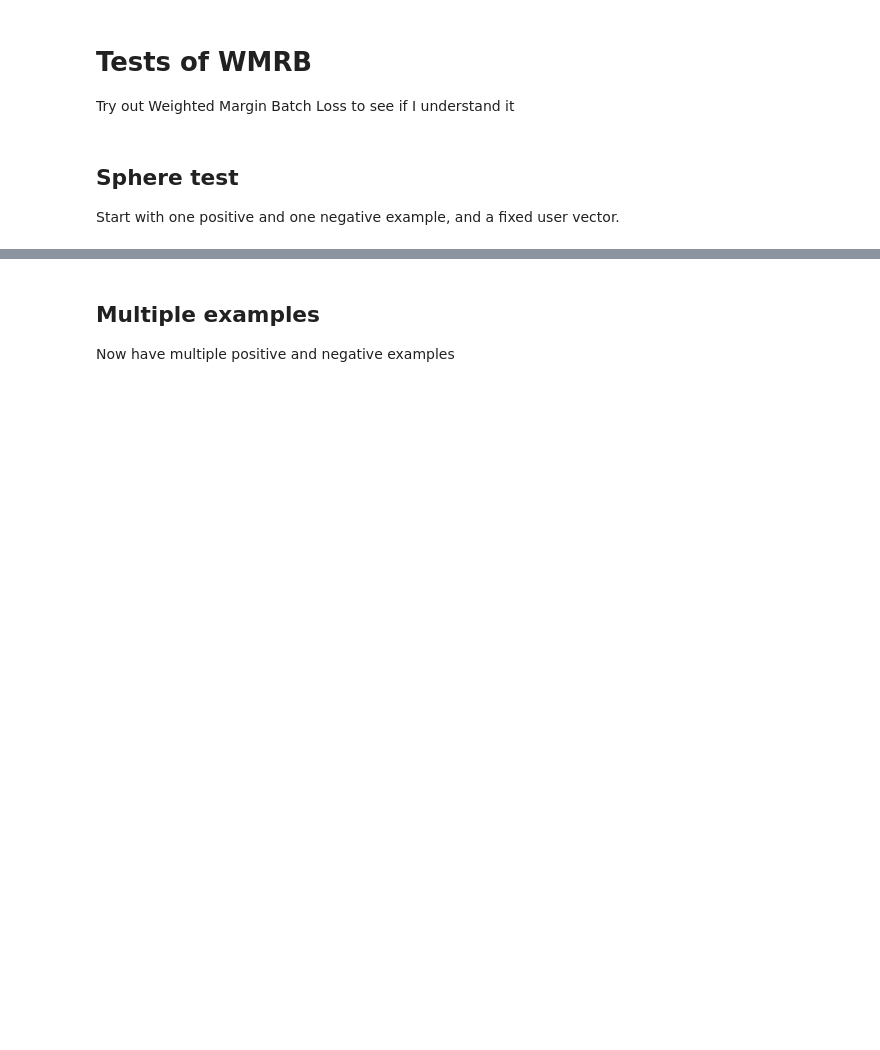
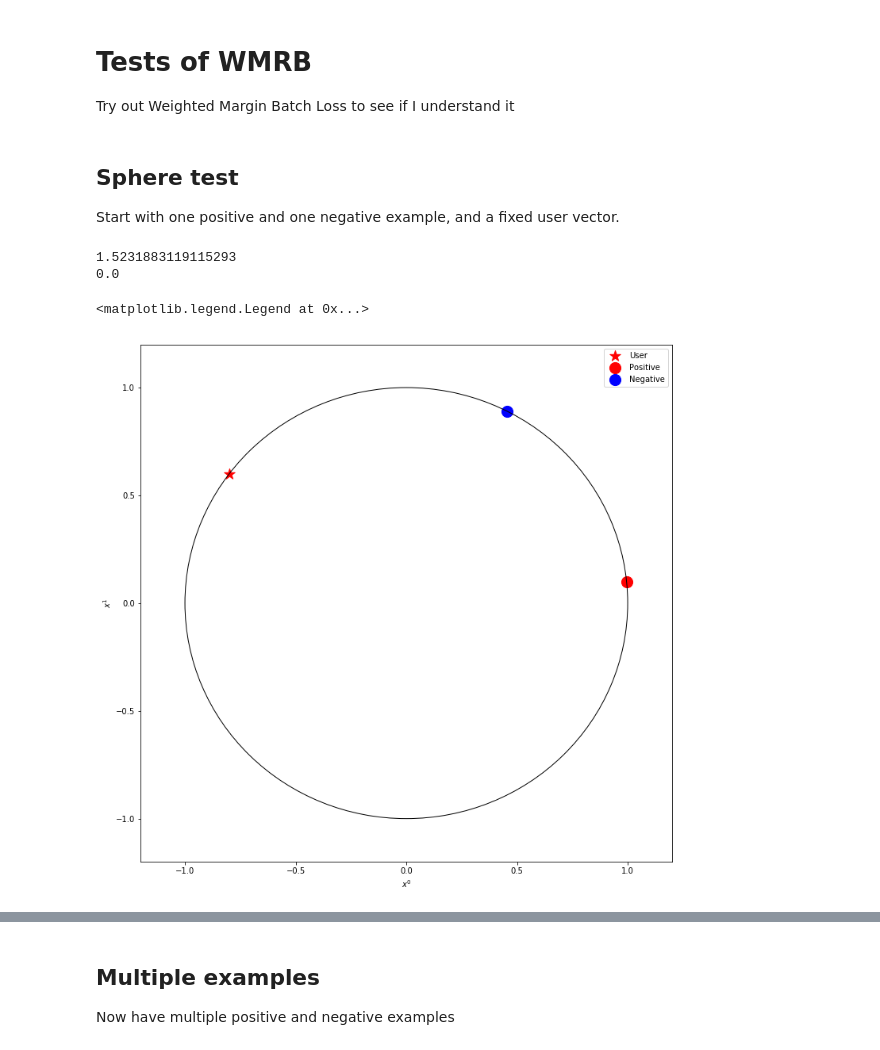
Before and after one commit to DRWardrope/GeometryTests, a Jupyter notebook: WMRB_Test.ipynb, the cells around one changed output, grey strips where cells are left out. Saved outputs shown, nothing was run; the diff lists cells and outputs as text; code cells hidden in the pictures; blank space fills up the shorter version.

```diff
--- a/WMRB_Test.ipynb
+++ b/WMRB_Test.ipynb
@@ -20,3 +46,21 @@ b = np.array([np.cos(beta), np.sin(beta)])
 positives = [a]
 negatives = [b]
 users = [np.array([np.cos(2.5), np.sin(2.5)]), -np.array([np.cos(2.5), np.sin(2.5)])]
+# %%
+print(rank(users[0], a, negatives, 2.))
+print(rank(users[0], b, positives, 2.))
+# %% [output]
+1.5231883119115293
+0.0
+# %%
+fig = plt.figure(figsize=(12,12))
+ax = plt.gca(xlim=[-1.2, 1.2], ylim=[-1.2,1.2], xlabel="$x^0$", ylabel="$x^1$")
+circle = patches.Circle((0,0), 1., edgecolor="k", fill=False)
+ax.add_artist(circle)
+ax.scatter(users[0][0], users[0][1], color='r', marker='*',s=200,label = "User")
+ax.scatter(a[0], a[1], color='r', marker='o',s=200,label = "Positive")
+ax.scatter(b[0], b[1], color='b', marker='o',s=200,label = "Negative")
+ax.legend()
+# %% [output]
+<matplotlib.legend.Legend at 0x...>
+[figure, added]
```
Also changed, not shown: parts of 18 cells of this notebook, 1 other file.
